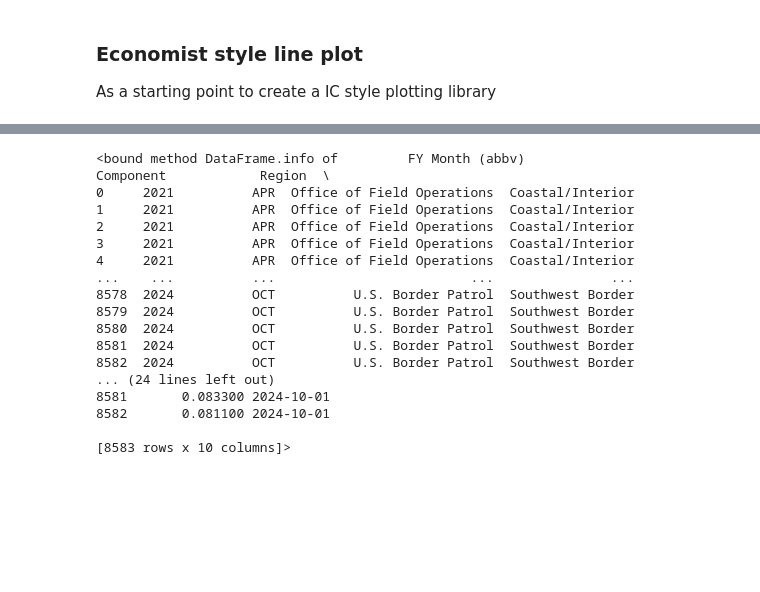
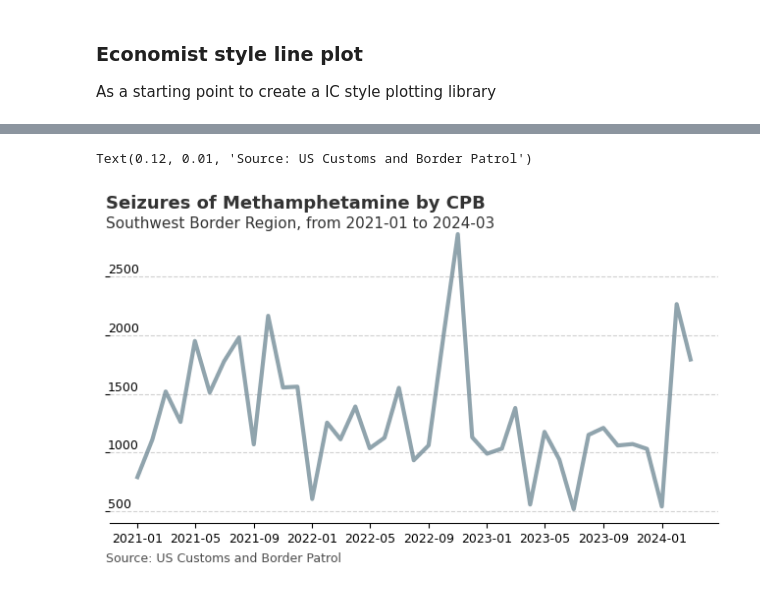
Before and after one commit to newton-c/CBP_data_monitoring, a Jupyter notebook: plot_data.ipynb, the cells around one changed output, grey strips where cells are left out. Cells and saved outputs as stored; diff of their text form; code cells hidden in the pictures; blank space fills up the shorter version.

```diff
--- a/plot_data.ipynb
+++ b/plot_data.ipynb
@@ -177,20 +146,44 @@ print(f_data.info)
-# %%
-print(cbp_data.info)
-# %% [output]
-<bound method DataFrame.info of         FY Month (abbv)                   Component            Region  \
-0     2021          APR  Office of Field Operations  Coastal/Interior
-1     2021          APR  Office of Field Operations  Coastal/Interior
-2     2021          APR  Office of Field Operations  Coastal/Interior
-3     2021          APR  Office of Field Operations  Coastal/Interior
-4     2021          APR  Office of Field Operations  Coastal/Interior
-...    ...          ...                         ...               ...
-8578  2024          OCT          U.S. Border Patrol  Southwest Border
-8579  2024          OCT          U.S. Border Patrol  Southwest Border
-8580  2024          OCT          U.S. Border Patrol  Southwest Border
-8581  2024          OCT          U.S. Border Patrol  Southwest Border
-8582  2024          OCT          U.S. Border Patrol  Southwest Border
-... (24 lines left out)
-8581       0.083300 2024-10-01
-8582       0.081100 2024-10-01
-
-[8583 rows x 10 columns]>
+# %%
+m_data = sw_data[sw_data['Drug Type']=='Methamphetamine']
+m_data = m_data.groupby('date', as_index=False)[['Sum Qty (lbs)']].sum()
+# %%
+# Setup plot size.
+fig, ax = plt.subplots(figsize=(8,4))
+
+# Create grid
+# Zorder tells it which layer to put it on. We are setting this to 1 and our data to 2 so the grid is behind the data.
+ax.grid(which="major", axis='y', color='#b3b3b3', alpha=0.6, zorder=1, linestyle='--')
+
+ax.plot(m_data['date'], m_data['Sum Qty (lbs)'], color='#758D99', alpha=0.8, linewidth=3)
+
+
+# Remove splines. Can be done one at a time or can slice with a list.
+ax.spines[['top','right','left']].set_visible(False)
+
+# Reformat x-axis tick labels
+ax.xaxis.set_tick_params(labelsize=9)        # Set tick label size
+
+# Reformat y-axis tick labels
+ax.set_yticklabels(np.arange(0,max(m_data['Sum Qty (lbs)']),500, dtype=int),            # Set labels again
+                   ha = 'left',                 # Set horizontal alignment to right
+                   verticalalignment='bottom')   # Set vertical alignment to make labels on top of gridline
+
+ax.yaxis.set_tick_params(pad=-2,             # Pad tick labels so they don't go over y-axis
+                         labeltop=True,      # Put x-axis labels on top
+                         labelbottom=False,  # Set no x-axis labels on bottom
+                         bottom=False,       # Set no ticks on bottom
+                         labelsize=9)       # Set tick label size
+
+ax.yaxis.set_ticks_position('left')
+
+# Add in title and subtitle
+start_date = str(min(m_data['date']).date())[0:7]
+end_date = str(max(m_data['date']).date())[0:7]
+ax.text(x=0.12, y=.91, s="Seizures of Methamphetamine by CPB", transform=fig.transFigure, ha='left', fontsize=13, weight='bold', alpha=.8)
+ax.text(x=0.12, y=.86, s=f"Southwest Border Region, from {start_date} to {end_date}", transform=fig.transFigure, ha='left', fontsize=11, alpha=.8)
+
+# Set source text
+ax.text(x=0.12, y=0.01, s="Source: US Customs and Border Patrol", transform=fig.transFigure, ha='left', fontsize=9, alpha=.7)
+# %% [output]
+Text(0.12, 0.01, 'Source: US Customs and Border Patrol')
+[figure, added]
```
Also changed, not shown: parts of 10 cells of this notebook, 1 other file.
